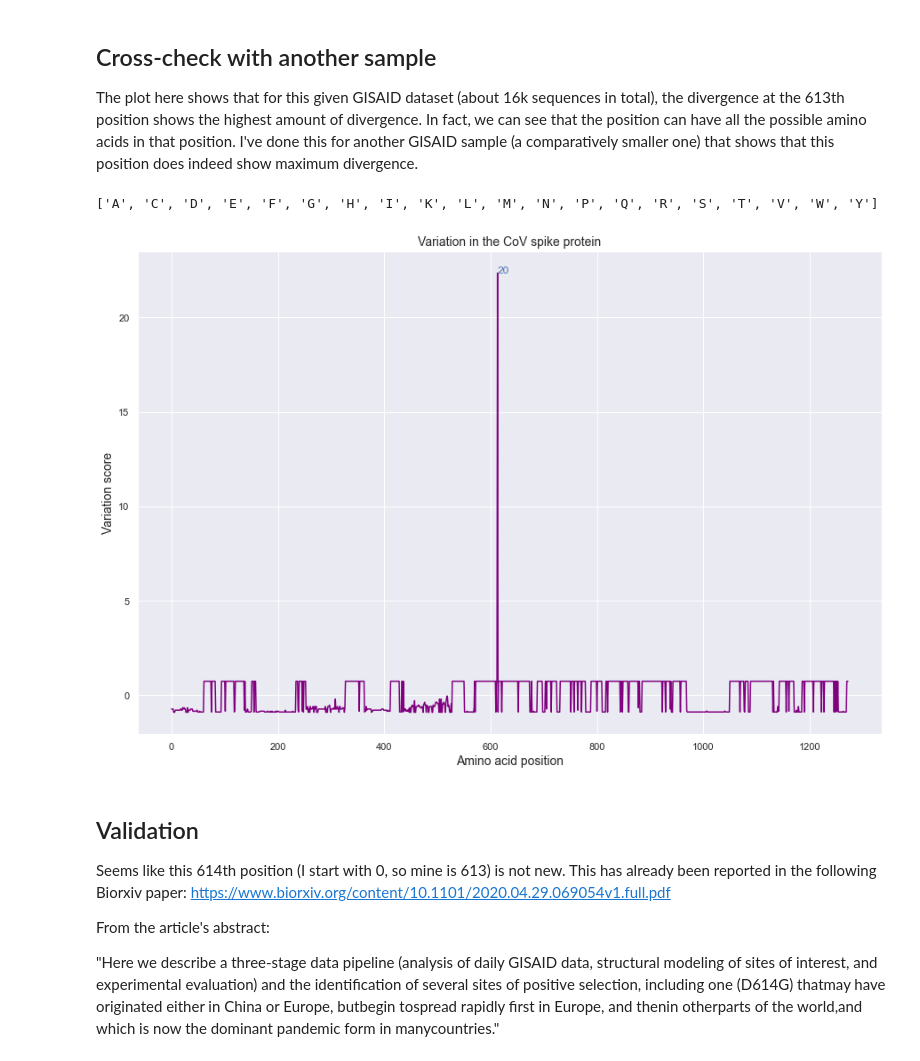
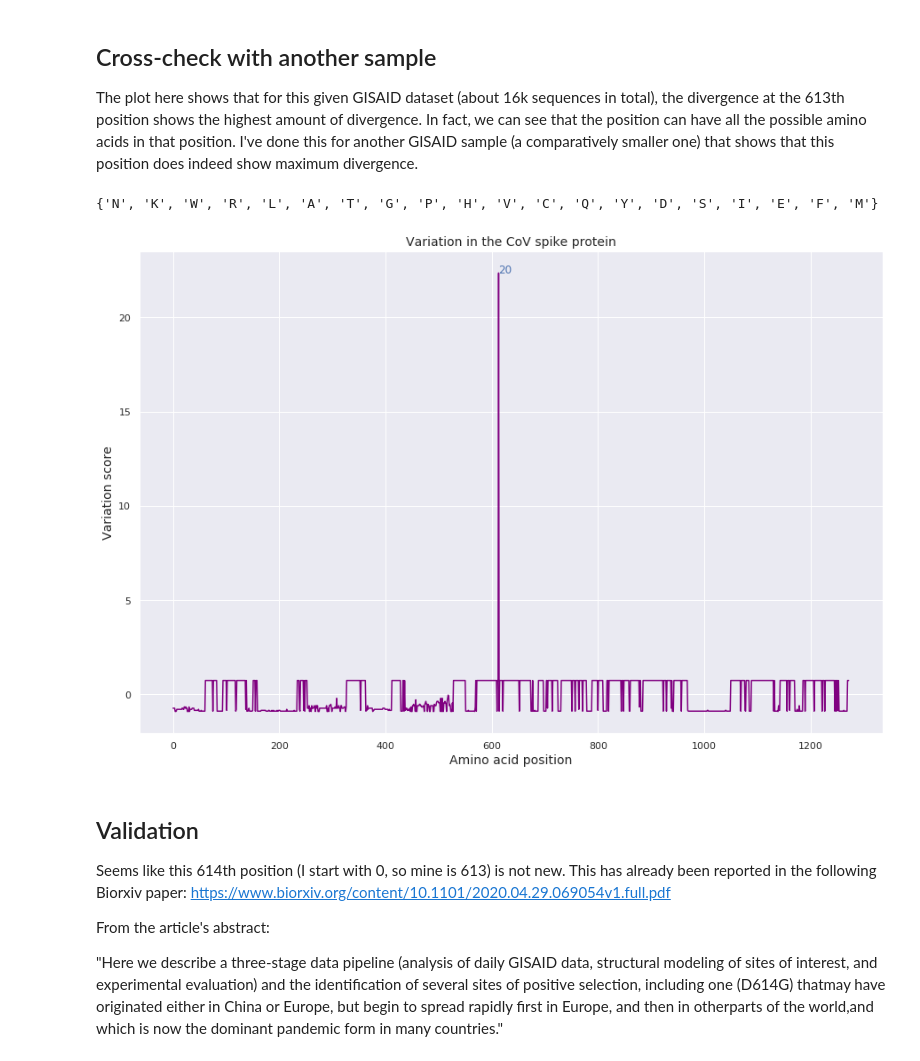
Before and after one commit to nadzhou/CoVPeek, a Jupyter notebook: notebooks/variation_parser.ipynb, the cells around one changed output. Drawn from its saved outputs; the diff is of its cells as text; code cells hidden in the pictures.

```diff
--- a/notebooks/variation_parser.ipynb
+++ b/notebooks/variation_parser.ipynb
@@ -38,10 +37,10 @@ I've done this for another GISAID sample (a comparatively smaller one) that show
 # %%
 aligned_path2 = "/home/nadzhou/SEQs/id_MAFFT0.fasta"
 # we use the previous dataset, since data is not shared, fix later
-plot_variation(aligned_path)
+aa_count2 = plot_variation(aligned_path)
 # %% [output]
-['A', 'C', 'D', 'E', 'F', 'G', 'H', 'I', 'K', 'L', 'M', 'N', 'P', 'Q', 'R', 'S', 'T', 'V', 'W', 'Y']
+{'N', 'K', 'W', 'R', 'L', 'A', 'T', 'G', 'P', 'H', 'V', 'C', 'Q', 'Y', 'D', 'S', 'I', 'E', 'F', 'M'}
-[figure, old version]
+[figure, new version]
 # %% [markdown]
 ## Validation
 Seems like this 614th position (I start with 0, so mine is 613) is not new. This has already been reported in the following Biorxiv paper:
@@ -52,8 +51,8 @@ Seems like this 614th position (I start with 0, so mine is 613) is not new. This
 
   "Here we describe a three-stage data pipeline (analysis of daily GISAID data, structural modeling
   of sites of interest, and experimental evaluation) and the identification of several sites of
-  positive selection, including one (D614G) thatmay have originated either in China or Europe, butbegin
-  tospread rapidly first in Europe, and thenin otherparts of the world,and which is now the dominant
-  pandemic form in manycountries."
+  positive selection, including one (D614G) thatmay have originated either in China or Europe, but begin
+  to spread rapidly first in Europe, and then in otherparts of the world,and which is now the dominant
+  pandemic form in many countries."
 # %% [markdown]
 ## Contribution
```
Also changed, not shown: parts of 4 cells of this notebook, 2 other files.
